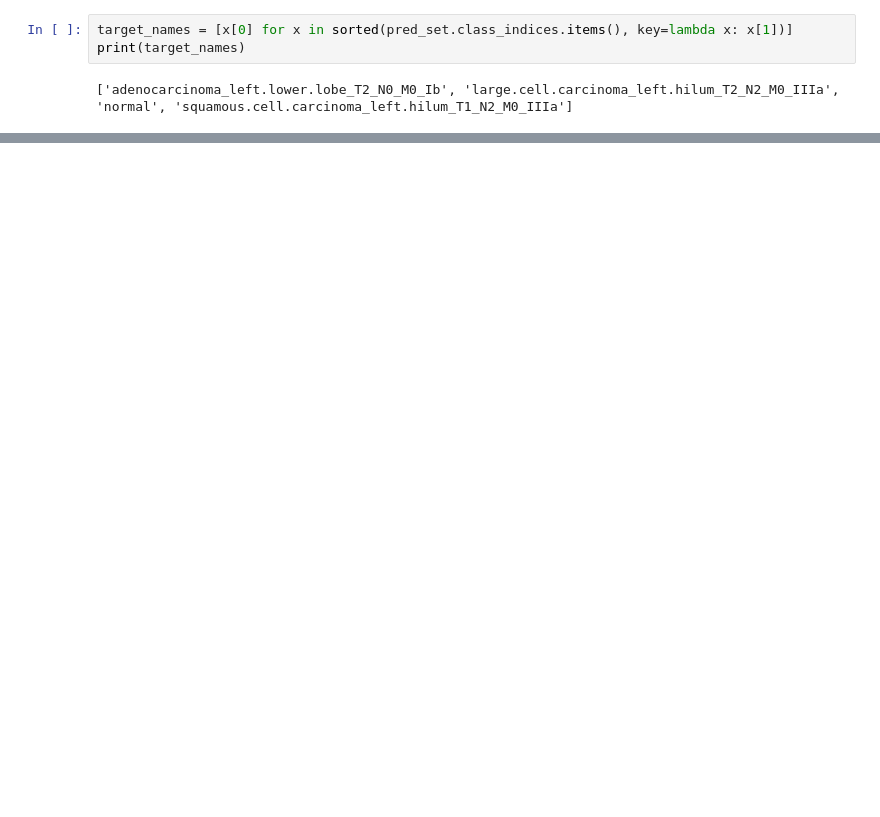
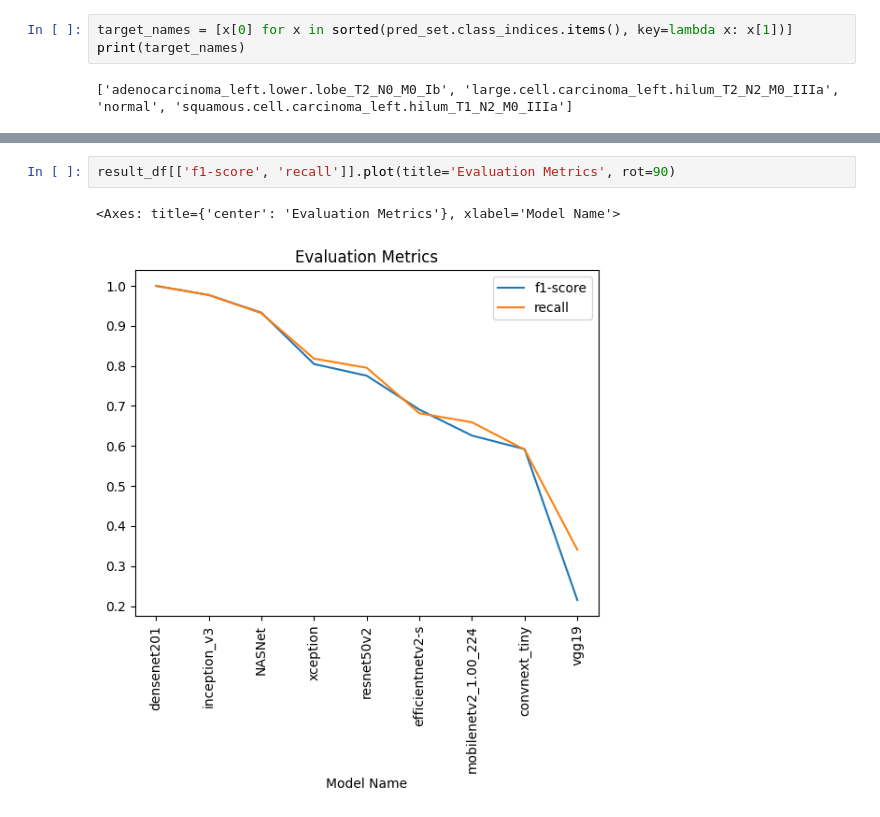
Before and after one commit to suryan0800/DL-CNN-Transfer-Learning, a Jupyter notebook: Transfer_Learning.ipynb, the cells around one changed output, grey strips where cells are left out. Saved outputs shown, nothing was run; the diff lists cells and outputs as text; blank space fills up the shorter version.

```diff
--- a/Transfer_Learning.ipynb
+++ b/Transfer_Learning.ipynb
@@ -308 +317,6 @@ squamous.cell.carcinoma_left.hilum_T1_N2_M0_IIIa       0.55      1.00      0.71
+# %%
+result_df[['f1-score', 'recall']].plot(title='Evaluation Metrics', rot=90)
+# %% [output]
+<Axes: title={'center': 'Evaluation Metrics'}, xlabel='Model Name'>
+[figure, added]
 # %%
```
Also changed, not shown: parts of 8 cells of this notebook, 4 other files.
